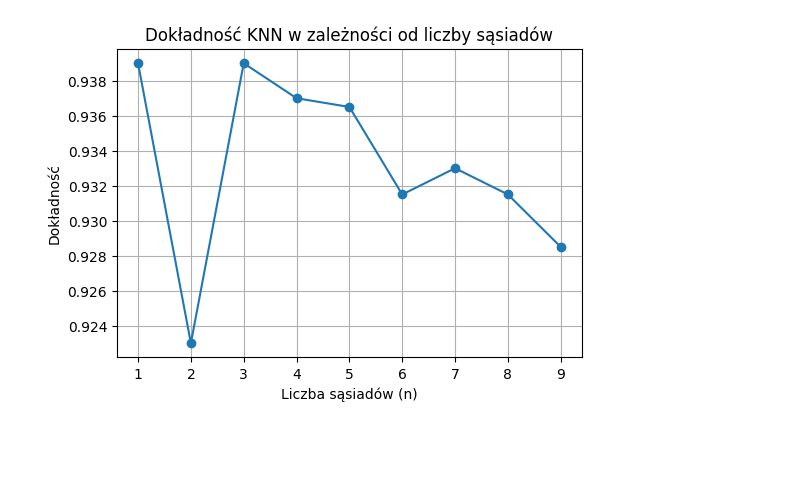
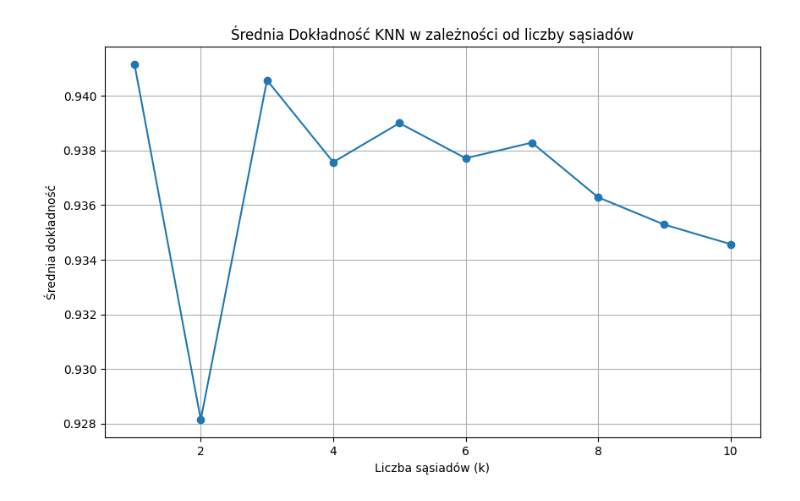
Before and after one commit to MBudzyn/ML_subject, a Jupyter notebook: l1/task2.ipynb, the cells around one changed output. Drawn from its saved outputs; the diff is of its cells as text; code cells hidden in the pictures; blank space fills up the shorter version.

```diff
--- a/l1/task2.ipynb
+++ b/l1/task2.ipynb
@@ -13,7 +13,9 @@ X_data = mnist_data['data'].values
 y_data = mnist_data['target'].values
 y_data = y_data.astype(int)
 X_data = X_data / 255.0
-sample_size = 10000
+print(X_data[0])
+sample_size = 7000
 random_indices = np.random.choice(X_data.shape[0], sample_size, replace=False)
 X_data = X_data[random_indices]
 y_data = y_data[random_indices]
+k_values = [i for i in range(1,11)]
@@ -20,4 +39,0 @@ y_data = y_data[random_indices]
-# %%
-
-X_train, X_test, y_train, y_test = train_test_split(X_data, y_data, test_size=0.2, random_state=42)
-print(X_train.shape, X_test.shape, y_train.shape, y_test.shape)
@@ -58,0 +40,21 @@ n=9, Accuracy=0.9285
+# %%
+
+results = {k: [] for k in k_values}
+for k in k_values:
+    accuracies = []
+    print(f'K===================================================={k}')
+    for i in range(len(X_data)):
+        print(i)
+        X_train, X_test = np.concatenate((X_data[:i], X_data[i+1:])), X_data[i:i+1]
+        y_train, y_test = np.concatenate((y_data[:i], y_data[i+1:])), y_data[i:i+1]
+        knn = KNeighborsClassifier(n_neighbors=k)
+        knn.fit(X_train, y_train)
+        y_pred = knn.predict(X_test)
+        accuracy = accuracy_score(y_test, y_pred)
+        accuracies.append(accuracy)
+
+    mean_accuracy = np.mean(accuracies)
+    results[k].append(mean_accuracy)
+
+for k, mean_accuracies in results.items():
+    print(f'Wyniki dla k={k}: {mean_accuracies}')
@@ -59,11 +79,9 @@ n=9, Accuracy=0.9285
 # %%
-plt.figure(figsize=(6, 4))
-plt.plot(n_values, accuracies, marker='o')
-plt.title('Dokładność KNN w zależności od liczby sąsiadów')
-plt.xlabel('Liczba sąsiadów (n)')
-plt.ylabel('Dokładność')
-plt.xticks(n_values)
+plt.figure(figsize=(10, 6))
+plt.plot(results.keys(),results.values(), marker='o')
+plt.title('Średnia Dokładność KNN w zależności od liczby sąsiadów')
+plt.xlabel('Liczba sąsiadów (k)')
+plt.ylabel('Średnia dokładność')
 plt.grid()
-plt.show()
 # %% [output]
-[figure, old version]
+[figure, new version]
```
Also changed, not shown: parts of 8 cells of this notebook.
